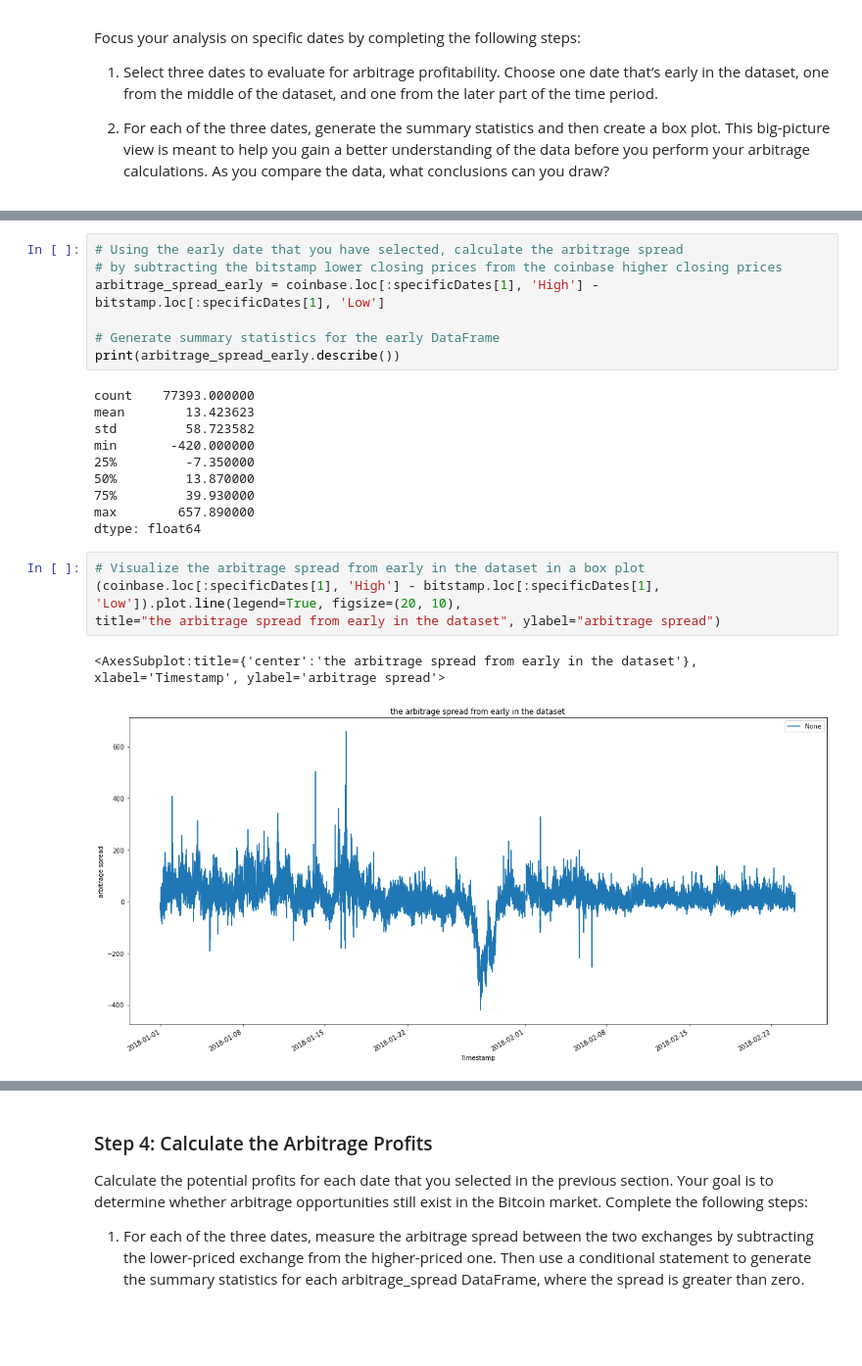
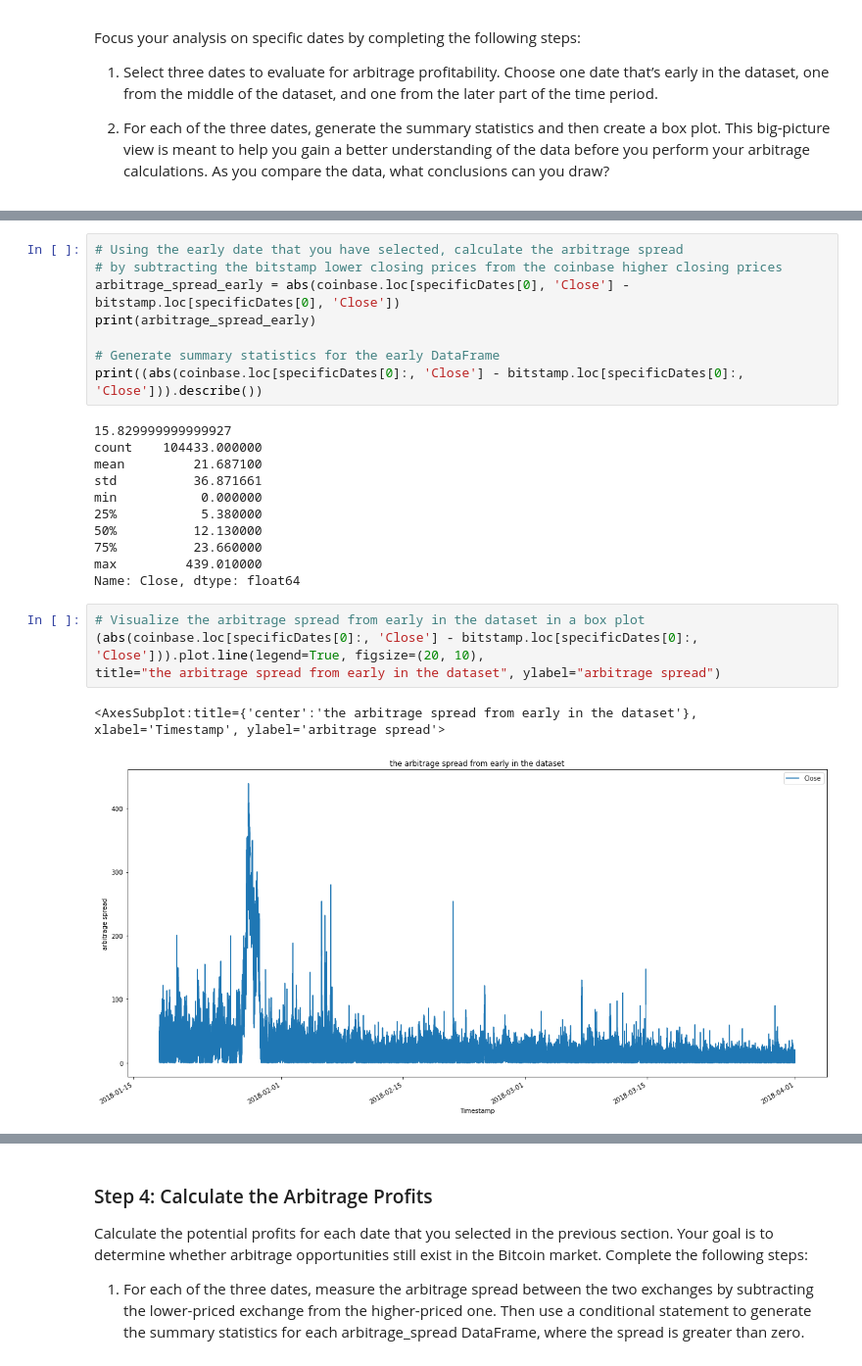
Before and after one commit to gatsbyz/columbia_bootcamp, a Jupyter notebook: module3/crypto_arbitrage.ipynb, the cells around one changed output, grey strips where cells are left out. Shown at 98% size. Cells and saved outputs as stored; diff of their text form; blank space fills up the shorter version.

```diff
--- a/module3/crypto_arbitrage.ipynb
+++ b/module3/crypto_arbitrage.ipynb
@@ -287,26 +287,28 @@ coinbase.loc[specificDates[0]:'2018-01-19 00:00:00'].plot.line(ax=ax)
 # %%
 # Using the early date that you have selected, calculate the arbitrage spread
 # by subtracting the bitstamp lower closing prices from the coinbase higher closing prices
-arbitrage_spread_early = coinbase.loc[:specificDates[1], 'High'] - bitstamp.loc[:specificDates[1], 'Low']
+arbitrage_spread_early = abs(coinbase.loc[specificDates[0], 'Close'] - bitstamp.loc[specificDates[0], 'Close'])
+print(arbitrage_spread_early)
 
 # Generate summary statistics for the early DataFrame
-print(arbitrage_spread_early.describe())
+print((abs(coinbase.loc[specificDates[0]:, 'Close'] - bitstamp.loc[specificDates[0]:, 'Close'])).describe())
 # %% [output]
-count    77393.000000
-mean        13.423623
-std         58.723582
-min       -420.000000
-25%         -7.350000
-50%         13.870000
-75%         39.930000
-max        657.890000
-dtype: float64
+15.829999999999927
+count    104433.000000
+mean         21.687100
+std          36.871661
+min           0.000000
+25%           5.380000
+50%          12.130000
+75%          23.660000
+max         439.010000
+Name: Close, dtype: float64
 # %%
 # Visualize the arbitrage spread from early in the dataset in a box plot
-(coinbase.loc[:specificDates[1], 'High'] - bitstamp.loc[:specificDates[1], 'Low']).plot.line(legend=True, figsize=(20, 10),
+(abs(coinbase.loc[specificDates[0]:, 'Close'] - bitstamp.loc[specificDates[0]:, 'Close'])).plot.line(legend=True, figsize=(20, 10),
 title="the arbitrage spread from early in the dataset", ylabel="arbitrage spread")
 # %% [output]
 <AxesSubplot:title={'center':'the arbitrage spread from early in the dataset'}, xlabel='Timestamp', ylabel='arbitrage spread'>
-[figure, old version]
+[figure, new version]
 # %%
 # Create an overlay plot that visualizes the two dataframes over a period of one day from the middle of the dataset.
```
Also changed, not shown: parts of 14 cells of this notebook, 1 other file.
